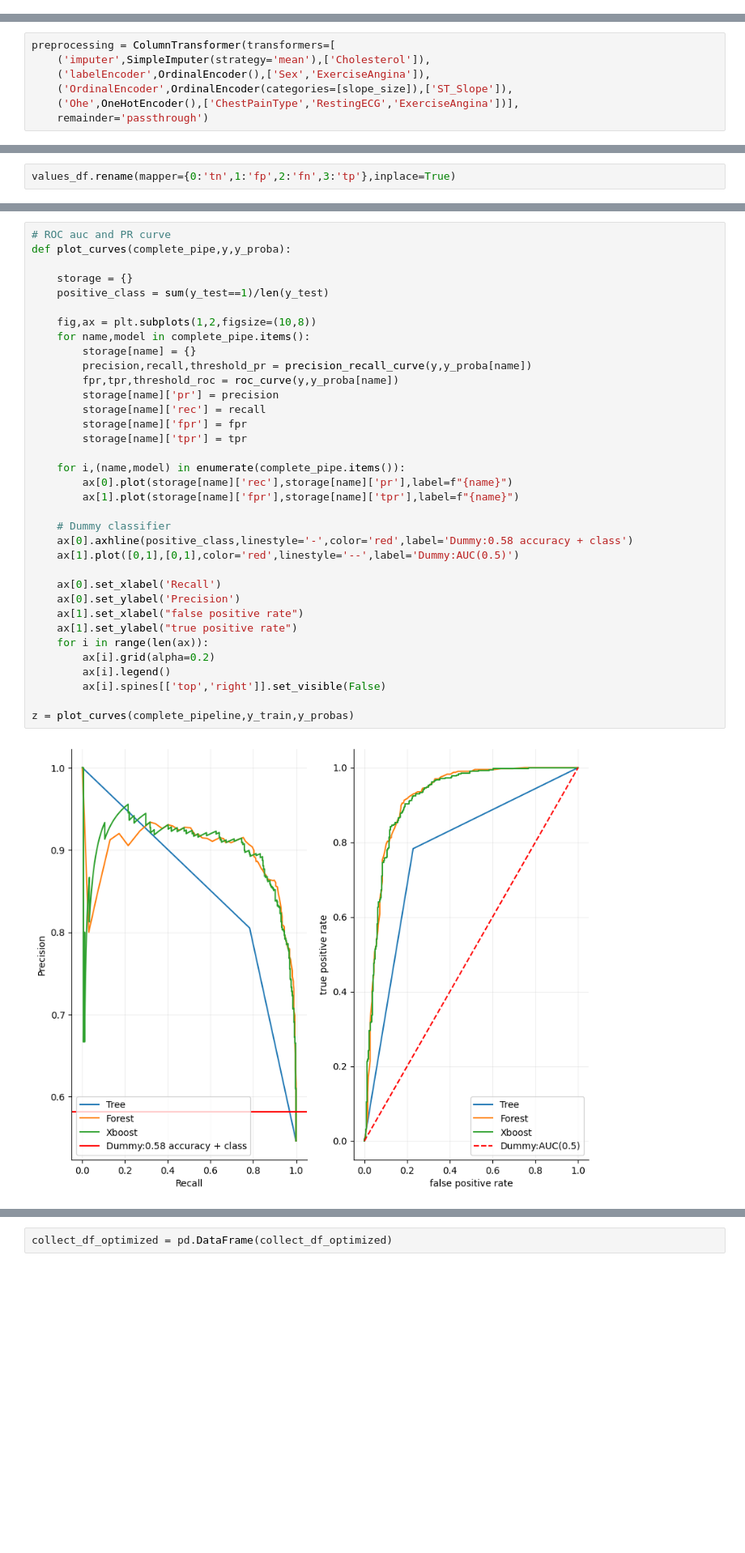
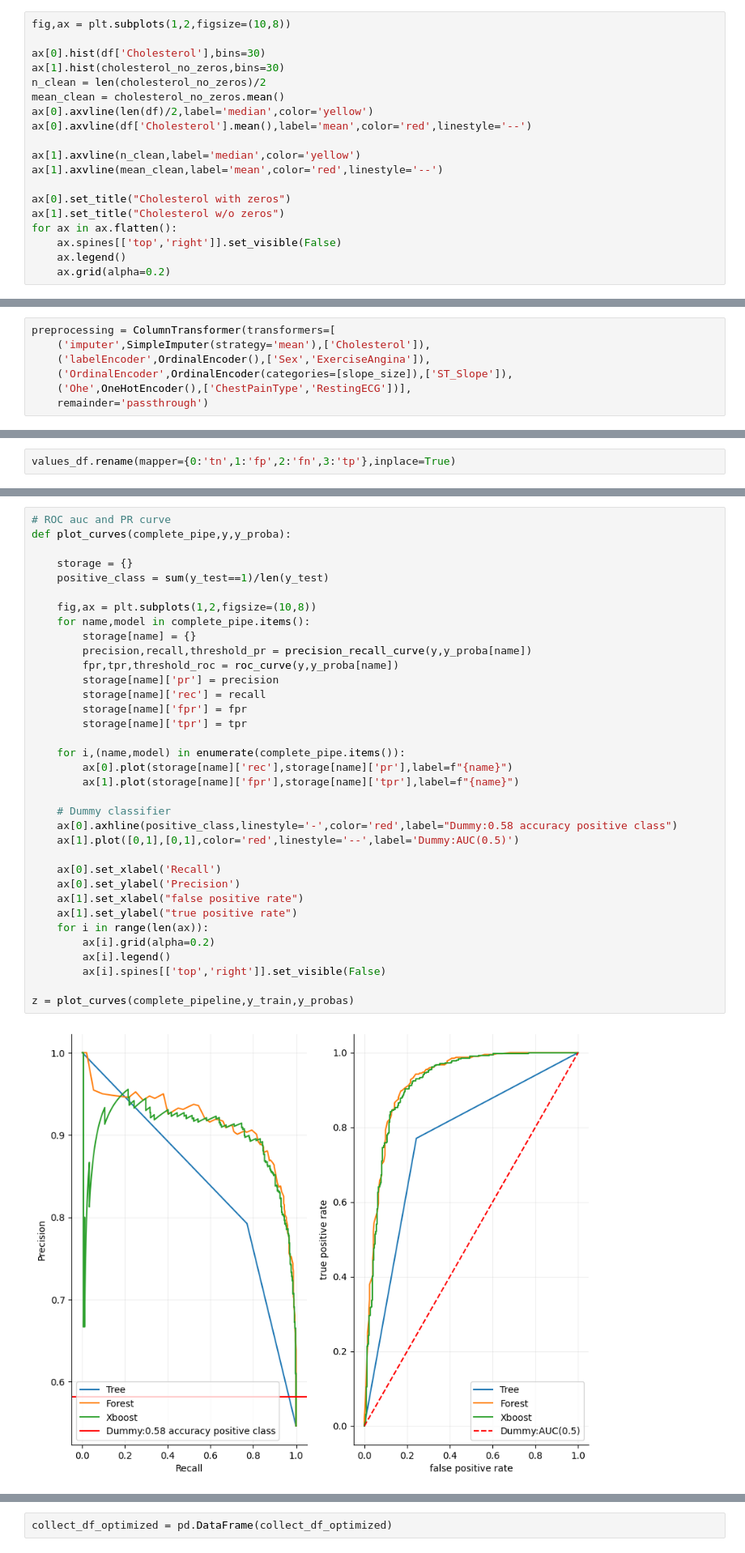
Before and after one commit to Luka-998/ml-concepts-visualized, a Jupyter notebook: DecisionTrees/03_HeartDataCompletePipeline.ipynb, the cells around one changed output, grey strips where cells are left out. Shown at 81% size. Saved outputs shown, nothing was run; the diff lists cells and outputs as text; blank space fills up the shorter version.

```diff
--- a/DecisionTrees/03_HeartDataCompletePipeline.ipynb
+++ b/DecisionTrees/03_HeartDataCompletePipeline.ipynb
@@ -83,0 +156,19 @@ df.describe().round(2)
+# %%
+fig,ax = plt.subplots(1,2,figsize=(10,8))
+
+ax[0].hist(df['Cholesterol'],bins=30)
+ax[1].hist(cholesterol_no_zeros,bins=30)
+n_clean = len(cholesterol_no_zeros)/2
+mean_clean = cholesterol_no_zeros.mean()
+ax[0].axvline(len(df)/2,label='median',color='yellow')
+ax[0].axvline(df['Cholesterol'].mean(),label='mean',color='red',linestyle='--')
+
+ax[1].axvline(n_clean,label='median',color='yellow')
+ax[1].axvline(mean_clean,label='mean',color='red',linestyle='--')
+
+ax[0].set_title("Cholesterol with zeros")
+ax[1].set_title("Cholesterol w/o zeros")
+for ax in ax.flatten():
+    ax.spines[['top','right']].set_visible(False)
+    ax.legend()
+    ax.grid(alpha=0.2)
@@ -260,7 +550,7 @@ preprocessing = ColumnTransformer(transformers=[
     ('imputer',SimpleImputer(strategy='mean'),['Cholesterol']),
     ('labelEncoder',OrdinalEncoder(),['Sex','ExerciseAngina']),
     ('OrdinalEncoder',OrdinalEncoder(categories=[slope_size]),['ST_Slope']),
-    ('Ohe',OneHotEncoder(),['ChestPainType','RestingECG','ExerciseAngina'])],
+    ('Ohe',OneHotEncoder(),['ChestPainType','RestingECG'])],
     remainder='passthrough')
 # %% [markdown]
 ## Preprocessing test on SingleTree
@@ -397,35 +730,35 @@ def plot_curves(complete_pipe,y,y_proba):
     positive_class = sum(y_test==1)/len(y_test)
 
     fig,ax = plt.subplots(1,2,figsize=(10,8))
     for name,model in complete_pipe.items():
         storage[name] = {}
         precision,recall,threshold_pr = precision_recall_curve(y,y_proba[name])
         fpr,tpr,threshold_roc = roc_curve(y,y_proba[name])
         storage[name]['pr'] = precision
         storage[name]['rec'] = recall
         storage[name]['fpr'] = fpr
         storage[name]['tpr'] = tpr
 
     for i,(name,model) in enumerate(complete_pipe.items()):
         ax[0].plot(storage[name]['rec'],storage[name]['pr'],label=f"{name}")
         ax[1].plot(storage[name]['fpr'],storage[name]['tpr'],label=f"{name}")
 
     # Dummy classifier
-    ax[0].axhline(positive_class,linestyle='-',color='red',label='Dummy:0.58 accuracy + class')
+    ax[0].axhline(positive_class,linestyle='-',color='red',label="Dummy:0.58 accuracy positive class")
     ax[1].plot([0,1],[0,1],color='red',linestyle='--',label='Dummy:AUC(0.5)')
 
     ax[0].set_xlabel('Recall')
     ax[0].set_ylabel('Precision')
     ax[1].set_xlabel("false positive rate")
     ax[1].set_ylabel("true positive rate")
     for i in range(len(ax)):
         ax[i].grid(alpha=0.2)
         ax[i].legend()
         ax[i].spines[['top','right']].set_visible(False)
 
 z = plot_curves(complete_pipeline,y_train,y_probas)
 # %% [output]
-[figure, old version]
+[figure, new version]
 # %% [markdown]
 ### Precision Recall curve:
 
```
Also changed, not shown: parts of 84 cells of this notebook.
